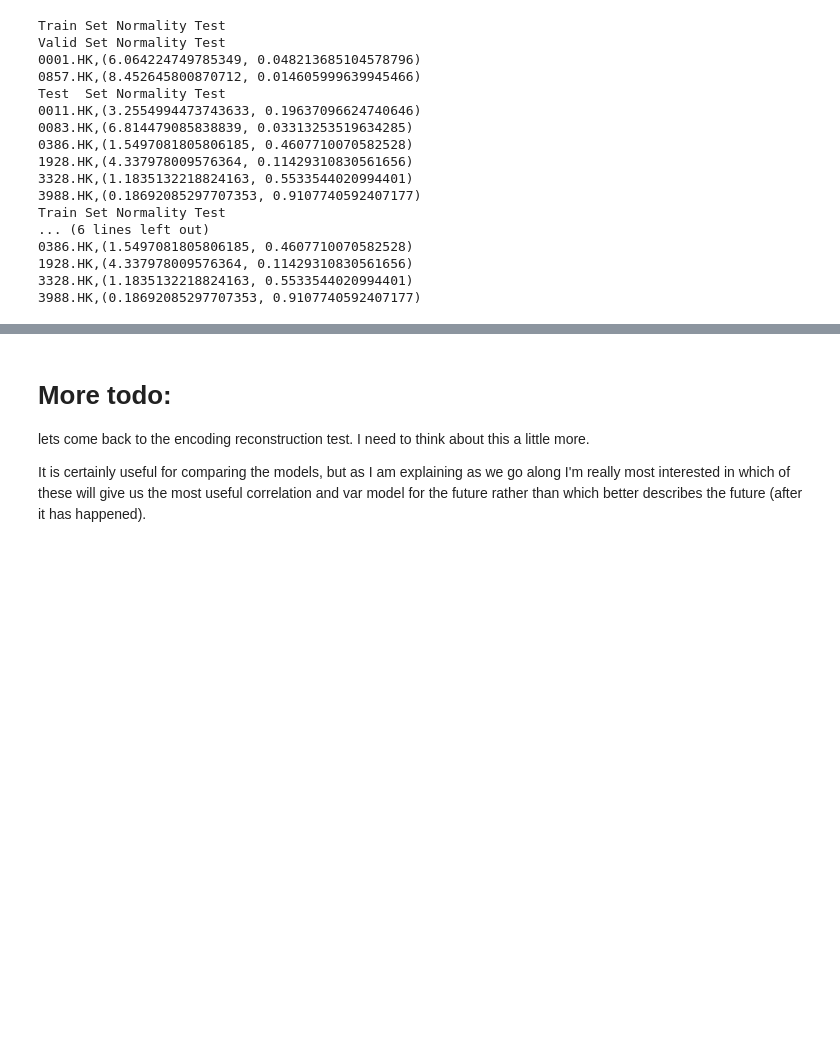
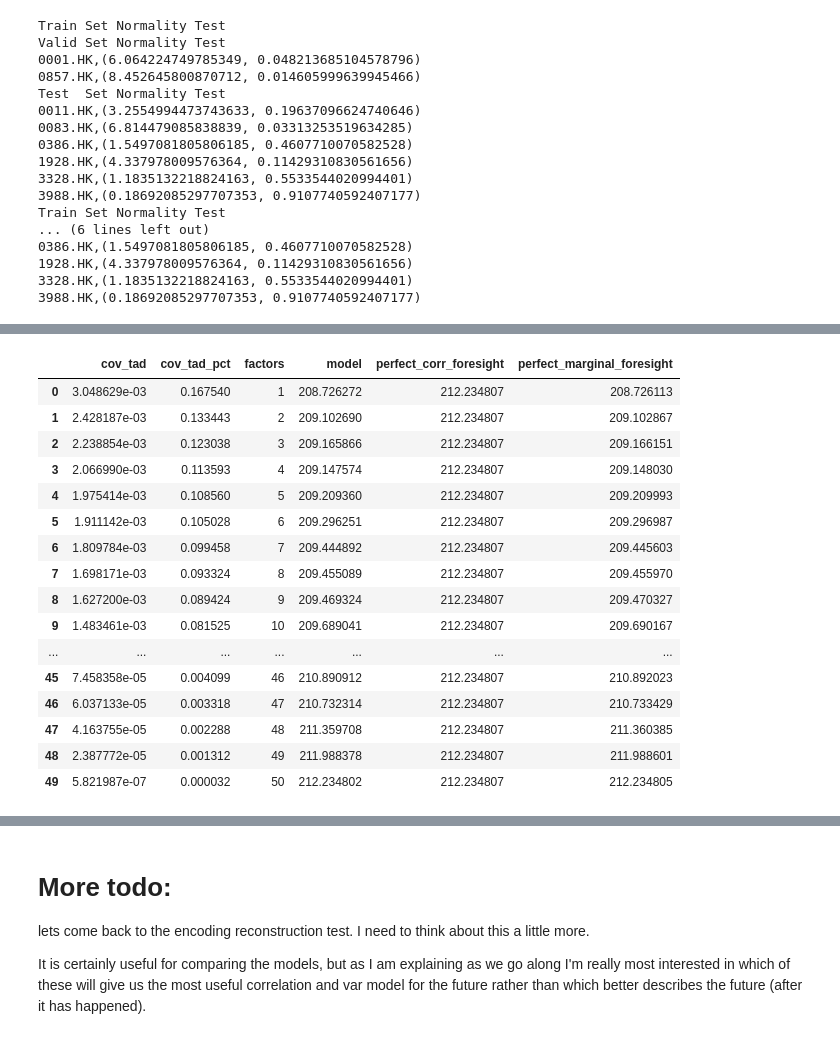
Before and after one commit to systematicliquidity/ml-market-risk, a Jupyter notebook: PCA.ipynb, the cells around one changed output, grey strips where cells are left out. Cells and saved outputs as stored; diff of their text form; code cells hidden in the pictures; blank space fills up the shorter version.

```diff
--- a/PCA.ipynb
+++ b/PCA.ipynb
@@ -54,3 +52,0 @@ in future will just hand code with numpy as we will have more control that way
-# %%
-model0 = PCA(n_components=N_FACTORS)
-model0.fit(data_train)
@@ -176,0 +233,34 @@ pd.DataFrame({'test sample corr':corr_test['0001.HK'],'baseline':corr_baseline['
+# %%
+def pca_generator(data_train,data_valid):
+    '''model generator. make model on train with different params and validate'''
+    max_factors = np.linalg.matrix_rank(data_train)
+    for i in range(max_factors):
+        n_factors = i + 1
+        model_candidate = PCA(n_components=n_factors)
+        model_candidate.fit(data_train)
+        yield performance(model_candidate,data_train,data_valid)
+# %%
+# this is just a sanity check
+# when the train and valid are the same data,
+# by design 'model' should be the same as 'perfect_marginal_foresight' (but we have decent rounding errors)
+# and 'perfect_corr_foresight' should be a constant = the 50 factor (full rank model)
+# the cov_tad should decrease to zero for the 50 factor model, and so shoudl cov_tad_pct
+pd.DataFrame(pca_generator(data_train,data_train))
+# %% [output]
+|  | cov_tad | cov_tad_pct | factors | model | perfect_corr_foresight | perfect_marginal_foresight |
+| 0 | 3.048629e-03 | 0.167540 | 1 | 208.726272 | 212.234807 | 208.726113 |
+| 1 | 2.428187e-03 | 0.133443 | 2 | 209.102690 | 212.234807 | 209.102867 |
+| 2 | 2.238854e-03 | 0.123038 | 3 | 209.165866 | 212.234807 | 209.166151 |
+| 3 | 2.066990e-03 | 0.113593 | 4 | 209.147574 | 212.234807 | 209.148030 |
+| 4 | 1.975414e-03 | 0.108560 | 5 | 209.209360 | 212.234807 | 209.209993 |
+| 5 | 1.911142e-03 | 0.105028 | 6 | 209.296251 | 212.234807 | 209.296987 |
+| 6 | 1.809784e-03 | 0.099458 | 7 | 209.444892 | 212.234807 | 209.445603 |
+| 7 | 1.698171e-03 | 0.093324 | 8 | 209.455089 | 212.234807 | 209.455970 |
+| 8 | 1.627200e-03 | 0.089424 | 9 | 209.469324 | 212.234807 | 209.470327 |
+| 9 | 1.483461e-03 | 0.081525 | 10 | 209.689041 | 212.234807 | 209.690167 |
+| ... | ... | ... | ... | ... | ... | ... |
+| 45 | 7.458358e-05 | 0.004099 | 46 | 210.890912 | 212.234807 | 210.892023 |
+| 46 | 6.037133e-05 | 0.003318 | 47 | 210.732314 | 212.234807 | 210.733429 |
+| 47 | 4.163755e-05 | 0.002288 | 48 | 211.359708 | 212.234807 | 211.360385 |
+| 48 | 2.387772e-05 | 0.001312 | 49 | 211.988378 | 212.234807 | 211.988601 |
+| 49 | 5.821987e-07 | 0.000032 | 50 | 212.234802 | 212.234807 | 212.234805 |
```
Also changed, not shown: parts of 38 cells of this notebook.
